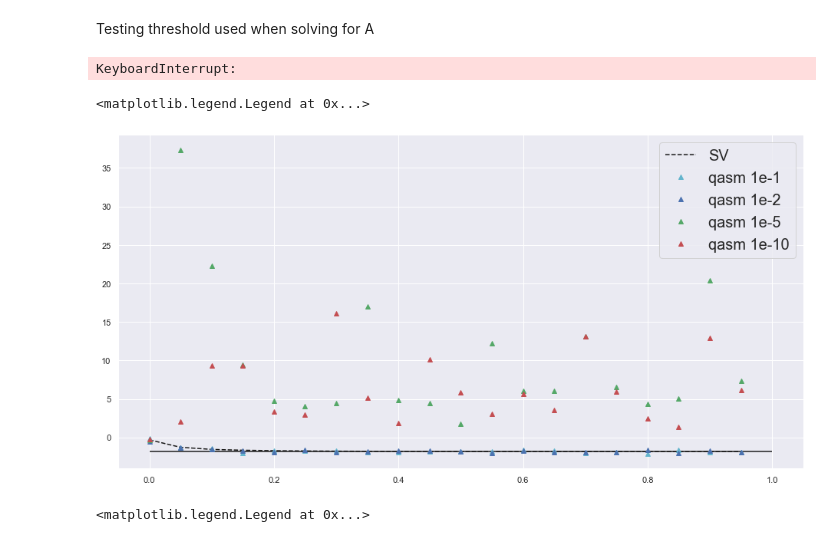
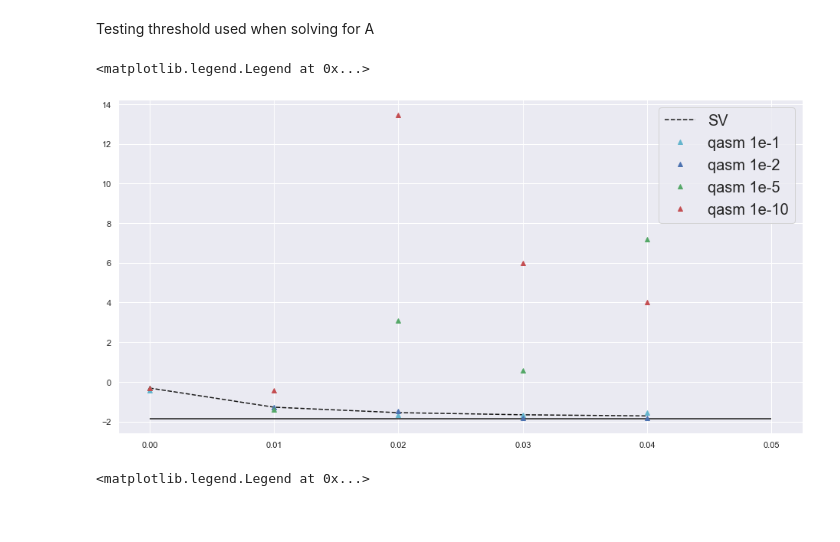
Before and after one commit to aemccoy/GrayCode-QubitEncoding, a Jupyter notebook: notebooks/deuteron-ab-initio-qite.ipynb, the cells around one changed output. Drawn from its saved outputs; the diff is of its cells as text; code cells hidden in the pictures.

```diff
--- a/notebooks/deuteron-ab-initio-qite.ipynb
+++ b/notebooks/deuteron-ab-initio-qite.ipynb
@@ -91,8 +91,8 @@ ZZ ['ZZ'] ZZ
 # %% [markdown]
 Testing threshold used when solving for A
 # %%
-num_iterations=5
-# num_iterations=20
+time_steps=5
+# time_steps=20
 delta_time=0.01
 verbose=False
 backend = 'statevector_simulator'
@@ -103,26 +103,24 @@ H=hamiltonian_matrix(Nmax=4,J=1,interaction="Daejeon")
 H_qubit = GrayCodeHamiltonian(H)
 
 backend = 'statevector_simulator'
-sv_energies_50=run_qite_experiment(H_qubit,num_iterations,delta_time,backend,initialization,A_threshold=1e-10)
+sv_energies_50=qite_experiment(H_qubit,time_steps,delta_time,backend,initialization,A_threshold=1e-10)
 
 for threshold in [1e-1,1e-2,1e-5,1e-10]:
     backend = 'qasm_simulator'
-    Energies=run_qite_experiment(H_qubit,num_iterations,delta_time,backend,initialization,A_threshold=threshold)
+    Energies=qite_experiment(H_qubit,time_steps,delta_time,backend,initialization,A_threshold=threshold)
     Energy_table.append(Energies)
-# %% [output]
-KeyboardInterrupt:
 # %%
 eig_exact=eigh(H)[0][0]
-time=[delta_time*t for t in range(num_iterations)]
-plt.hlines(eig_exact,0,delta_time*num_iterations,"k")
+time=[delta_time*t for t in range(time_steps)]
+plt.hlines(eig_exact,0,delta_time*time_steps,"k")
 plt.plot(time,sv_energies_50,'k--',label="SV")
 plt.plot(time,Energy_table[0],'c^',label="qasm 1e-1")
 plt.plot(time,Energy_table[1],'b^',label="qasm 1e-2")
 plt.plot(time,Energy_table[2],'g^',label="qasm 1e-5")
 plt.plot(time,Energy_table[3],'r^',label="qasm 1e-10")
 plt.legend(prop={'size': 20})
 # %% [output]
 <matplotlib.legend.Legend at 0x...>
-[figure, old version]
+[figure, new version]
 # %%
 eig_exact=eigh(H)[0][0]
```
Also changed, not shown: parts of 15 cells of this notebook, 4 other files.
